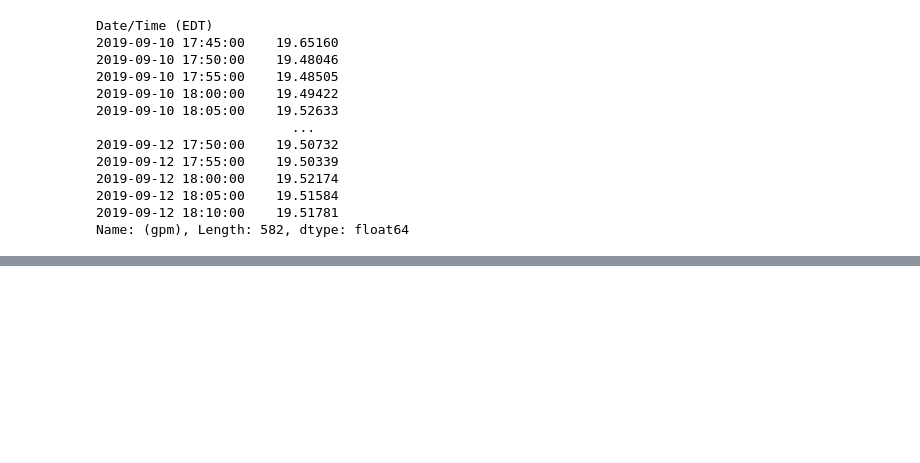
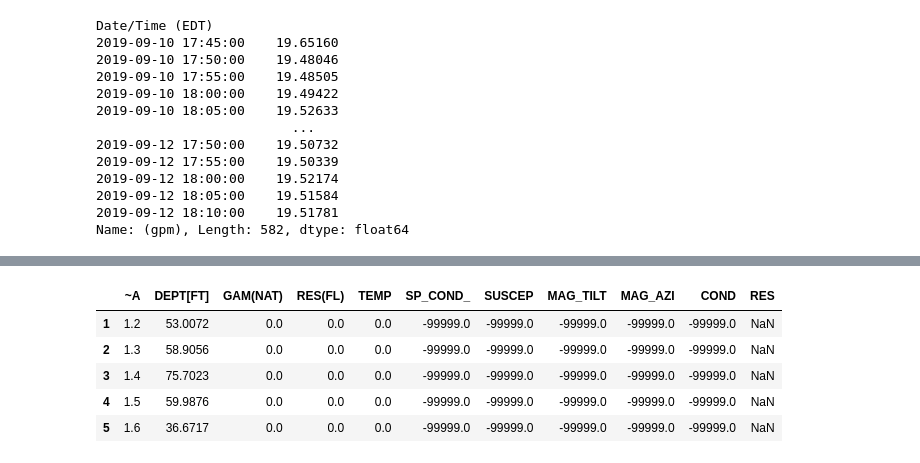
Before and after one commit to clementinec/ntrt, a Jupyter notebook: data/plotsgen.ipynb, the cells around one changed output, grey strips where cells are left out. Cells and saved outputs as stored; diff of their text form; code cells hidden in the pictures; blank space fills up the shorter version.

```diff
--- a/data/plotsgen.ipynb
+++ b/data/plotsgen.ipynb
@@ -103,0 +115,9 @@ Name: (gpm), Length: 582, dtype: float64
+# %%
+fr.head()
+# %% [output]
+|  | ~A | DEPT[FT] | GAM(NAT) | RES(FL) | TEMP | SP_COND_ | SUSCEP | MAG_TILT | MAG_AZI | COND | RES |
+| 1 | 1.2 | 53.0072 | 0.0 | 0.0 | 0.0 | -99999.0 | -99999.0 | -99999.0 | -99999.0 | -99999.0 | NaN |
+| 2 | 1.3 | 58.9056 | 0.0 | 0.0 | 0.0 | -99999.0 | -99999.0 | -99999.0 | -99999.0 | -99999.0 | NaN |
+| 3 | 1.4 | 75.7023 | 0.0 | 0.0 | 0.0 | -99999.0 | -99999.0 | -99999.0 | -99999.0 | -99999.0 | NaN |
+| 4 | 1.5 | 59.9876 | 0.0 | 0.0 | 0.0 | -99999.0 | -99999.0 | -99999.0 | -99999.0 | -99999.0 | NaN |
+| 5 | 1.6 | 36.6717 | 0.0 | 0.0 | 0.0 | -99999.0 | -99999.0 | -99999.0 | -99999.0 | -99999.0 | NaN |
```
Also changed, not shown: parts of 4 cells of this notebook, 25 other files.
